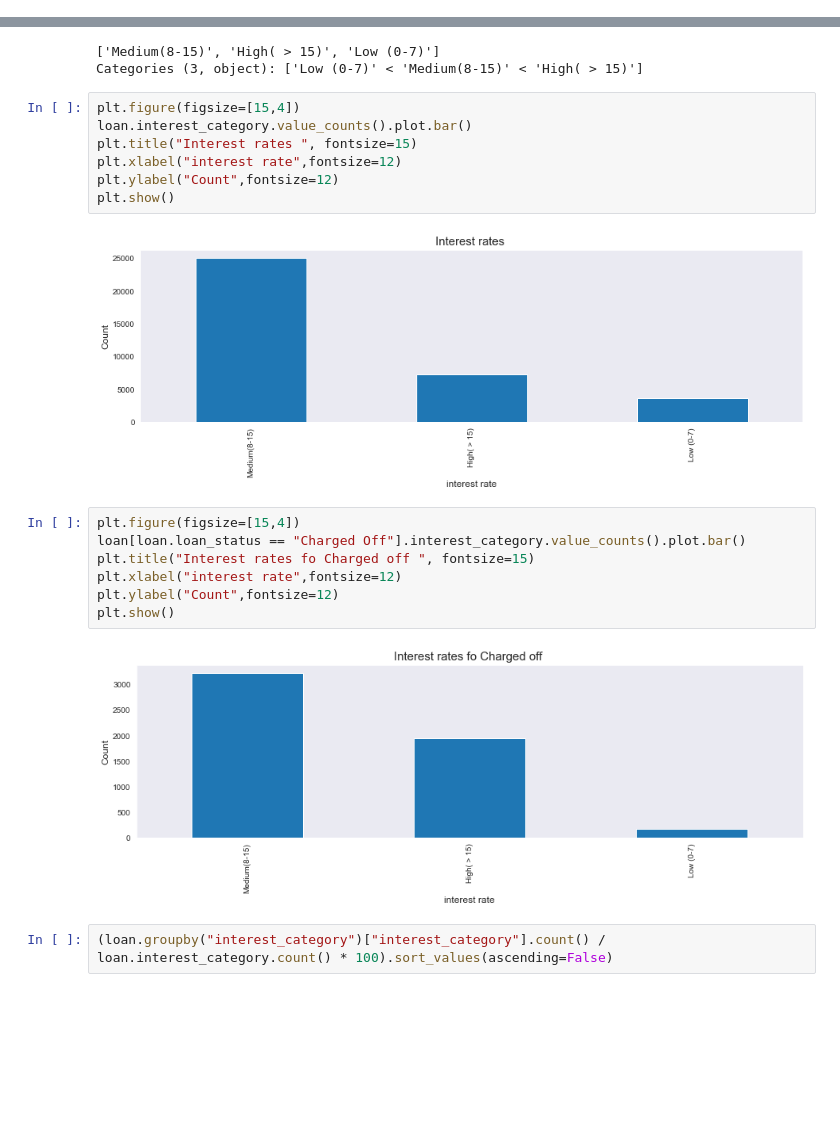
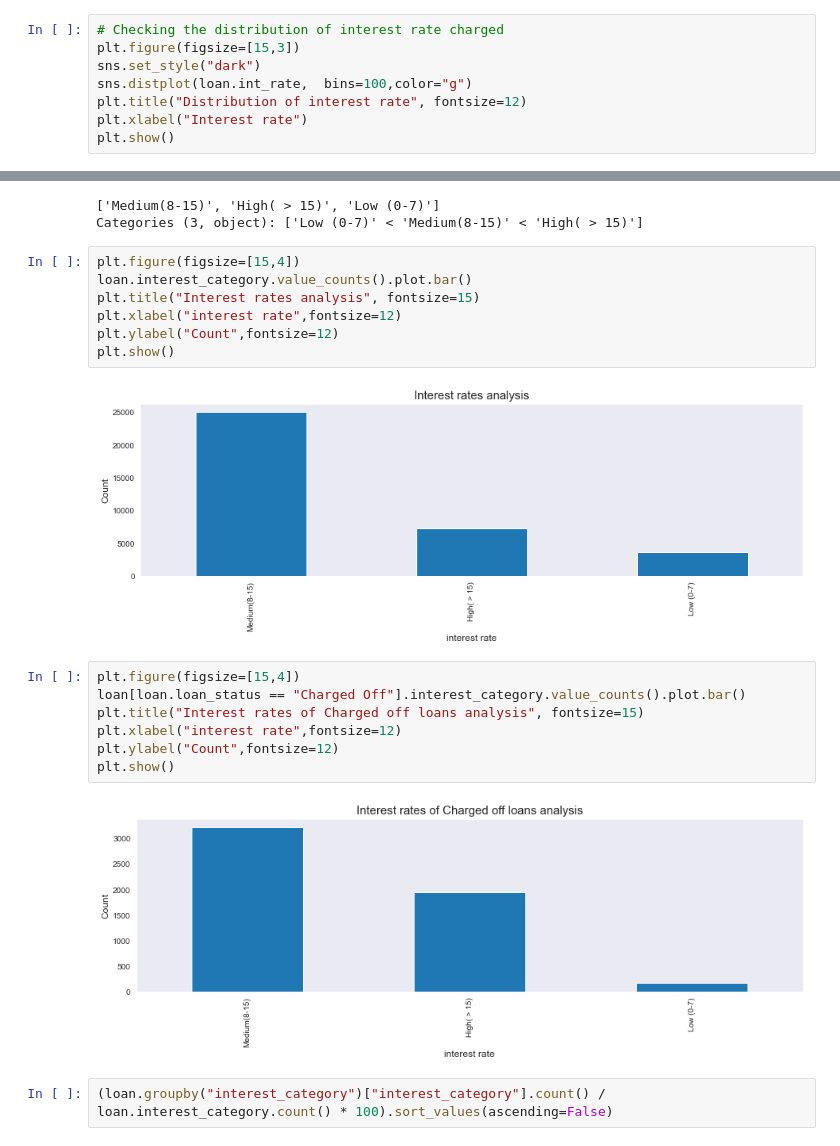
Before and after one commit to sandipanp/lending_club_case_study, a Jupyter notebook: ML_C43_Sandipan_Pramanik.ipynb, the cells around one changed output, grey strips where cells are left out. Saved outputs shown, nothing was run; the diff lists cells and outputs as text; blank space fills up the shorter version.

```diff
--- a/ML_C43_Sandipan_Pramanik.ipynb
+++ b/ML_C43_Sandipan_Pramanik.ipynb
@@ -457,3 +457,11 @@ loan.int_rate.plot.box()
 plt.show()
 # %% [output]
 [figure]
+# %%
+# Checking the distribution of interest rate charged
+plt.figure(figsize=[15,3])
+sns.set_style("dark")
+sns.distplot(loan.int_rate,  bins=100,color="g")
+plt.title("Distribution of interest rate", fontsize=12)
+plt.xlabel("Interest rate")
+plt.show()
@@ -469,21 +479,21 @@ Categories (3, object): ['Low (0-7)' < 'Medium(8-15)' < 'High( > 15)']
 # %%
 plt.figure(figsize=[15,4])
 loan.interest_category.value_counts().plot.bar()
-plt.title("Interest rates ", fontsize=15)
+plt.title("Interest rates analysis", fontsize=15)
 plt.xlabel("interest rate",fontsize=12)
 plt.ylabel("Count",fontsize=12)
 plt.show()
 # %% [output]
-[figure, old version]
+[figure, new version]
 # %%
 plt.figure(figsize=[15,4])
 loan[loan.loan_status == "Charged Off"].interest_category.value_counts().plot.bar()
-plt.title("Interest rates fo Charged off ", fontsize=15)
+plt.title("Interest rates of Charged off loans analysis", fontsize=15)
 plt.xlabel("interest rate",fontsize=12)
 plt.ylabel("Count",fontsize=12)
 plt.show()
 # %% [output]
-[figure, old version]
+[figure, new version]
 # %%
 (loan.groupby("interest_category")["interest_category"].count() / loan.interest_category.count() * 100).sort_values(ascending=False)
 # %% [output]
```
Also changed, not shown: parts of 43 cells of this notebook.
